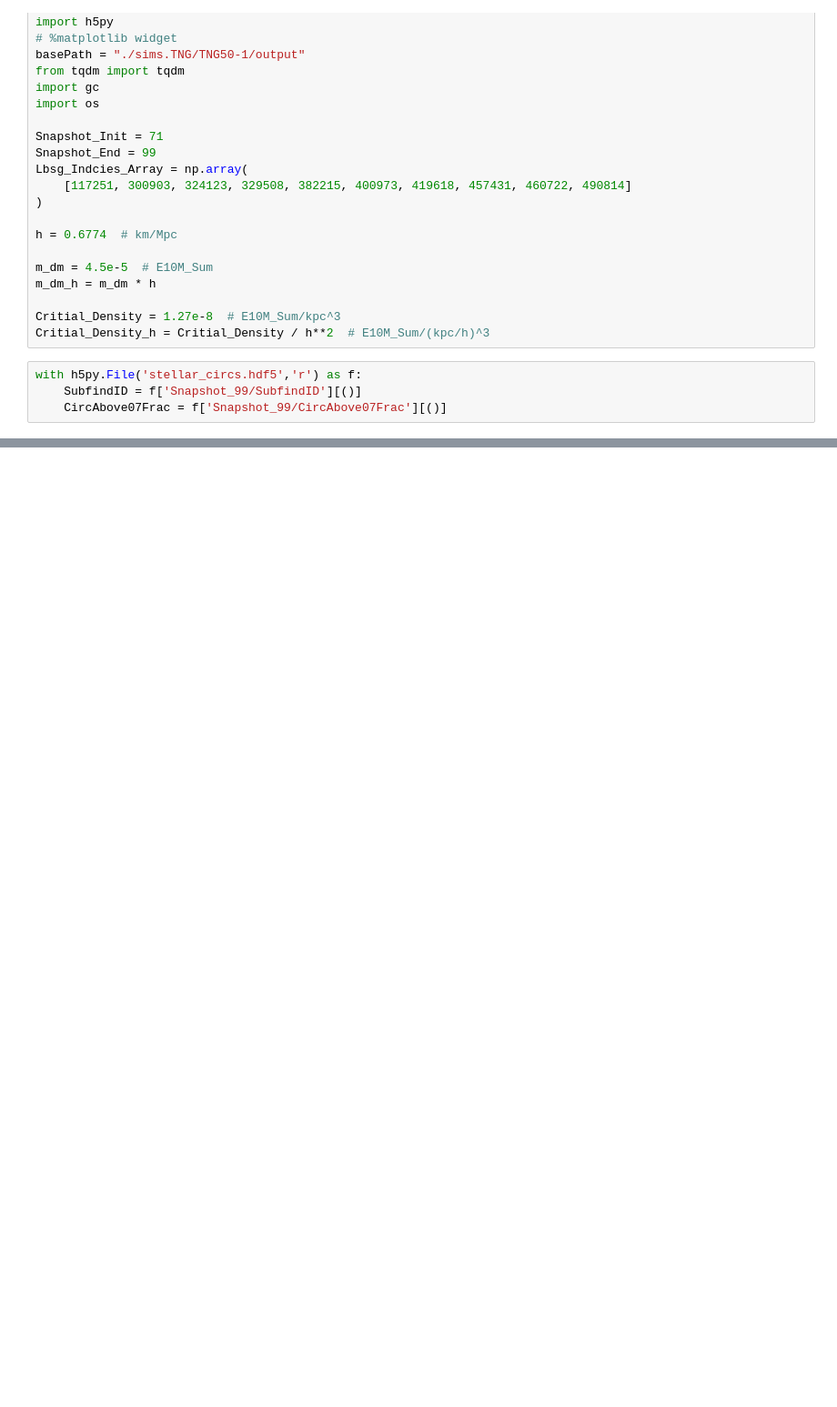
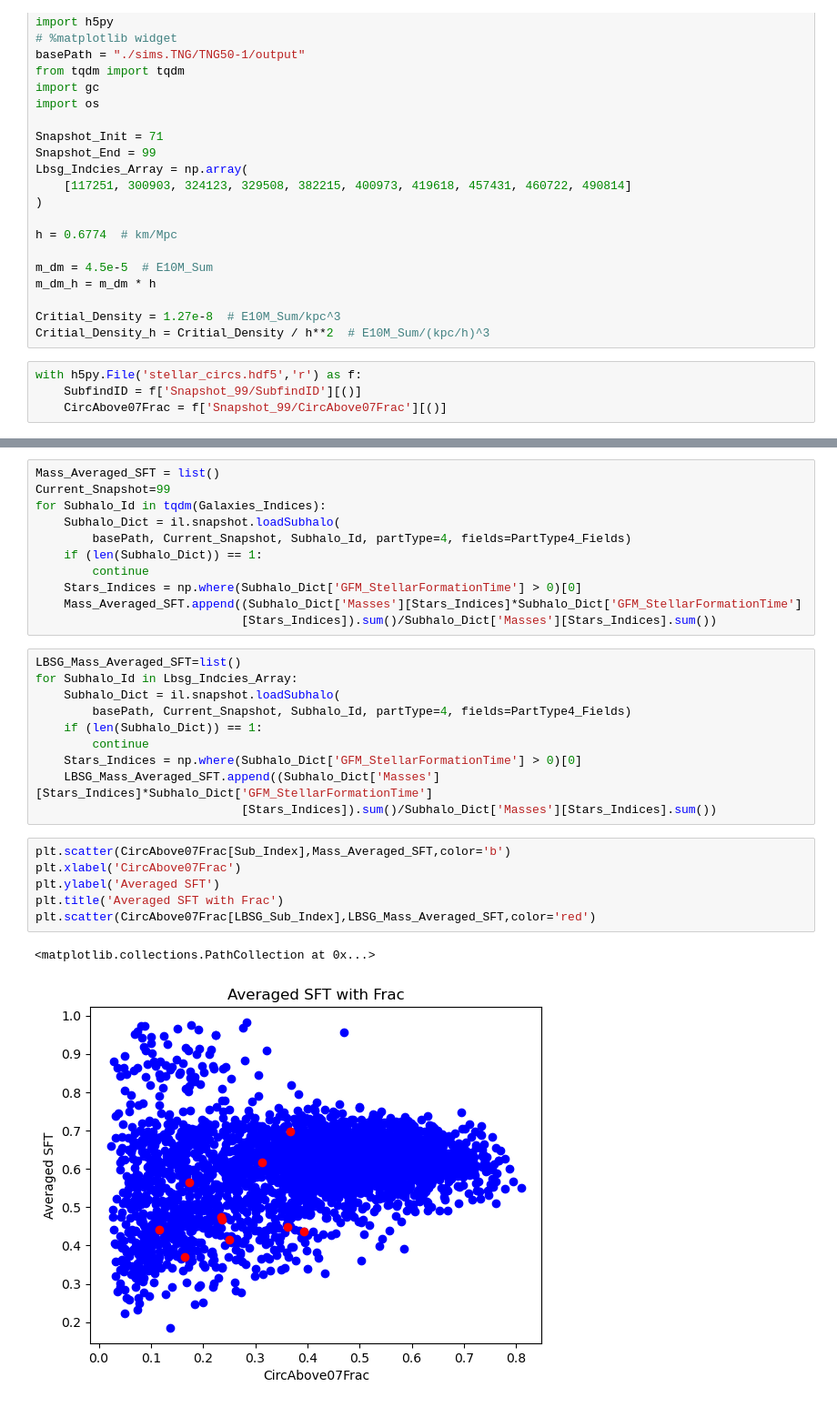
Before and after one commit to XingyaoCai/HI-Clumps, a Jupyter notebook: Loading_Galaxy_Type.ipynb, the cells around one changed output, grey strips where cells are left out. Shown at 91% size. Cells and saved outputs as stored; diff of their text form; blank space fills up the shorter version.

```diff
--- a/Loading_Galaxy_Type.ipynb
+++ b/Loading_Galaxy_Type.ipynb
@@ -70,0 +73,30 @@ f.keys()
+# %%
+Mass_Averaged_SFT = list()
+Current_Snapshot=99
+for Subhalo_Id in tqdm(Galaxies_Indices):
+    Subhalo_Dict = il.snapshot.loadSubhalo(
+        basePath, Current_Snapshot, Subhalo_Id, partType=4, fields=PartType4_Fields)
+    if (len(Subhalo_Dict)) == 1:
+        continue
+    Stars_Indices = np.where(Subhalo_Dict['GFM_StellarFormationTime'] > 0)[0]
+    Mass_Averaged_SFT.append((Subhalo_Dict['Masses'][Stars_Indices]*Subhalo_Dict['GFM_StellarFormationTime']
+                             [Stars_Indices]).sum()/Subhalo_Dict['Masses'][Stars_Indices].sum())
+# %%
+LBSG_Mass_Averaged_SFT=list()
+for Subhalo_Id in Lbsg_Indcies_Array:
+    Subhalo_Dict = il.snapshot.loadSubhalo(
+        basePath, Current_Snapshot, Subhalo_Id, partType=4, fields=PartType4_Fields)
+    if (len(Subhalo_Dict)) == 1:
+        continue
+    Stars_Indices = np.where(Subhalo_Dict['GFM_StellarFormationTime'] > 0)[0]
+    LBSG_Mass_Averaged_SFT.append((Subhalo_Dict['Masses'][Stars_Indices]*Subhalo_Dict['GFM_StellarFormationTime']
+                             [Stars_Indices]).sum()/Subhalo_Dict['Masses'][Stars_Indices].sum())
+# %%
+plt.scatter(CircAbove07Frac[Sub_Index],Mass_Averaged_SFT,color='b')
+plt.xlabel('CircAbove07Frac')
+plt.ylabel('Averaged SFT')
+plt.title('Averaged SFT with Frac')
+plt.scatter(CircAbove07Frac[LBSG_Sub_Index],LBSG_Mass_Averaged_SFT,color='red')
+# %% [output]
+<matplotlib.collections.PathCollection at 0x...>
+[figure, added]
```
Also changed, not shown: parts of 7 cells of this notebook.
